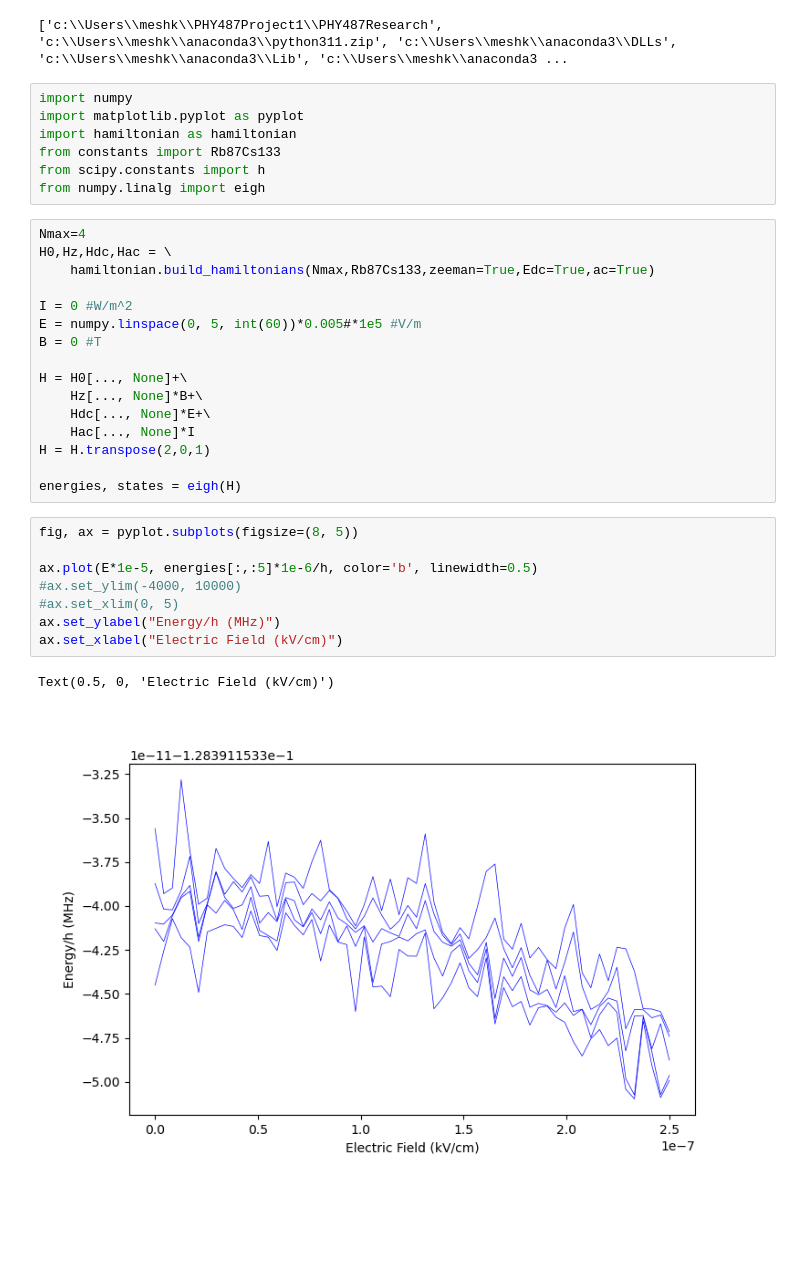
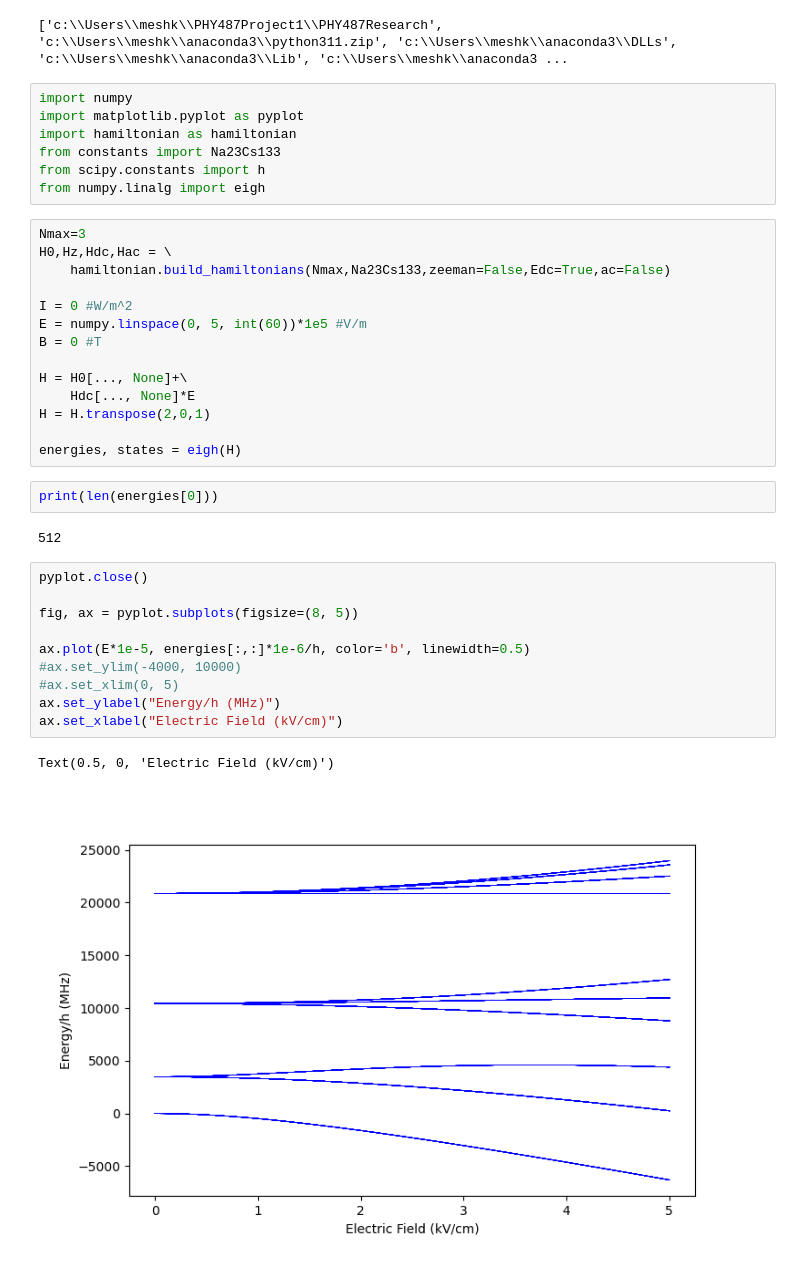
Before and after one commit to pmeshkov/PHY487Research, a Jupyter notebook: NaCs_dc_stark.ipynb, the cells around one changed output. Cells and saved outputs as stored; diff of their text form; blank space fills up the shorter version.

```diff
--- a/NaCs_dc_stark.ipynb
+++ b/NaCs_dc_stark.ipynb
@@ -11,33 +11,37 @@ print(sys.path)
 import numpy
 import matplotlib.pyplot as pyplot
 import hamiltonian as hamiltonian
-from constants import Rb87Cs133
+from constants import Na23Cs133
 from scipy.constants import h
 from numpy.linalg import eigh
 # %%
-Nmax=4
+Nmax=3
 H0,Hz,Hdc,Hac = \
-    hamiltonian.build_hamiltonians(Nmax,Rb87Cs133,zeeman=True,Edc=True,ac=True)
+    hamiltonian.build_hamiltonians(Nmax,Na23Cs133,zeeman=False,Edc=True,ac=False)
 
 I = 0 #W/m^2
-E = numpy.linspace(0, 5, int(60))*0.005#*1e5 #V/m
+E = numpy.linspace(0, 5, int(60))*1e5 #V/m
 B = 0 #T
 
 H = H0[..., None]+\
-    Hz[..., None]*B+\
-    Hdc[..., None]*E+\
-    Hac[..., None]*I
+    Hdc[..., None]*E
 H = H.transpose(2,0,1)
 
 energies, states = eigh(H)
+# %%
+print(len(energies[0]))
+# %% [output]
+512
 # %%
+pyplot.close()
+
 fig, ax = pyplot.subplots(figsize=(8, 5))
 
-ax.plot(E*1e-5, energies[:,:5]*1e-6/h, color='b', linewidth=0.5)
+ax.plot(E*1e-5, energies[:,:]*1e-6/h, color='b', linewidth=0.5)
 #ax.set_ylim(-4000, 10000)
 #ax.set_xlim(0, 5)
 ax.set_ylabel("Energy/h (MHz)")
 ax.set_xlabel("Electric Field (kV/cm)")
 # %% [output]
 Text(0.5, 0, 'Electric Field (kV/cm)')
-[figure, old version]
+[figure, new version]
```
Also changed, not shown: parts of 2 cells of this notebook, 4 other files.
